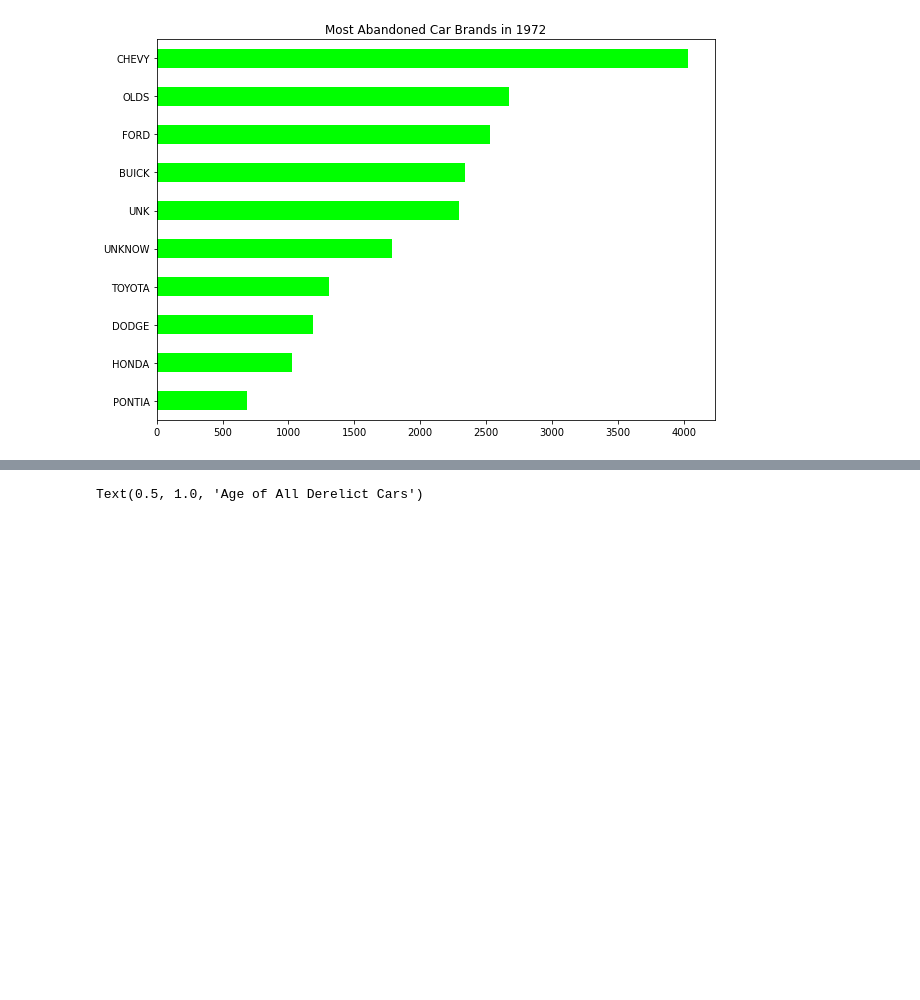
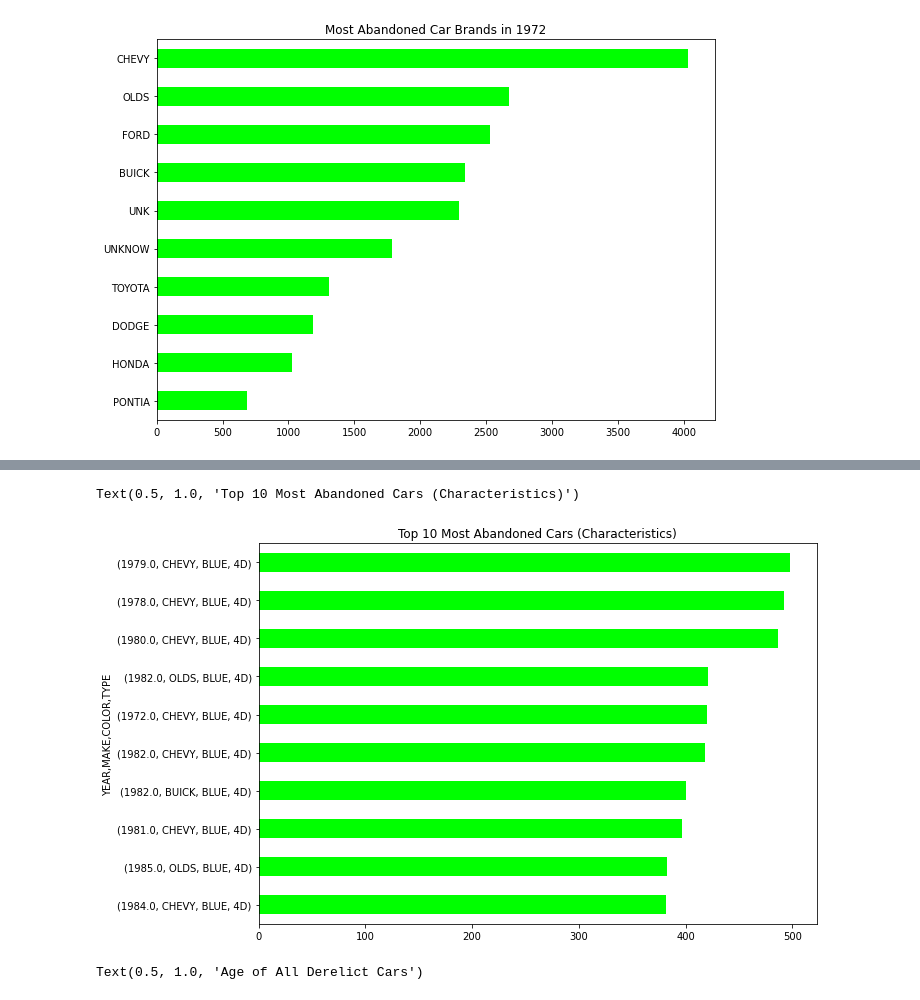
Before and after one commit to hanzhi227/SyncVR-EDA, a Jupyter notebook: EDA.ipynb, the cells around one changed output, grey strips where cells are left out. Cells and saved outputs as stored; diff of their text form; code cells hidden in the pictures; blank space fills up the shorter version.

```diff
--- a/EDA.ipynb
+++ b/EDA.ipynb
@@ -158,3 +178,9 @@ Text(0.5, 1.0, 'Top 10 Most Abandoned Make Per Year Year')
+# %%
+df.groupby(['YEAR','MAKE','COLOR','TYPE']).count()['ISN'].sort_values(ascending = False)[:10][::-1].plot(kind = 'barh', color = 'lime', figsize = (10,7))
+plt.title('Top 10 Most Abandoned Cars (Characteristics)')
+# %% [output]
+Text(0.5, 1.0, 'Top 10 Most Abandoned Cars (Characteristics)')
+[figure, added]
 # %%
 
 df[(df['CAR_AGE']<70) & (df['CAR_AGE']>-1)]['CAR_AGE'].plot(kind = 'hist', bins = 25, color = 'lime', figsize = (10,7))
```
Also changed, not shown: parts of 6 cells of this notebook.
